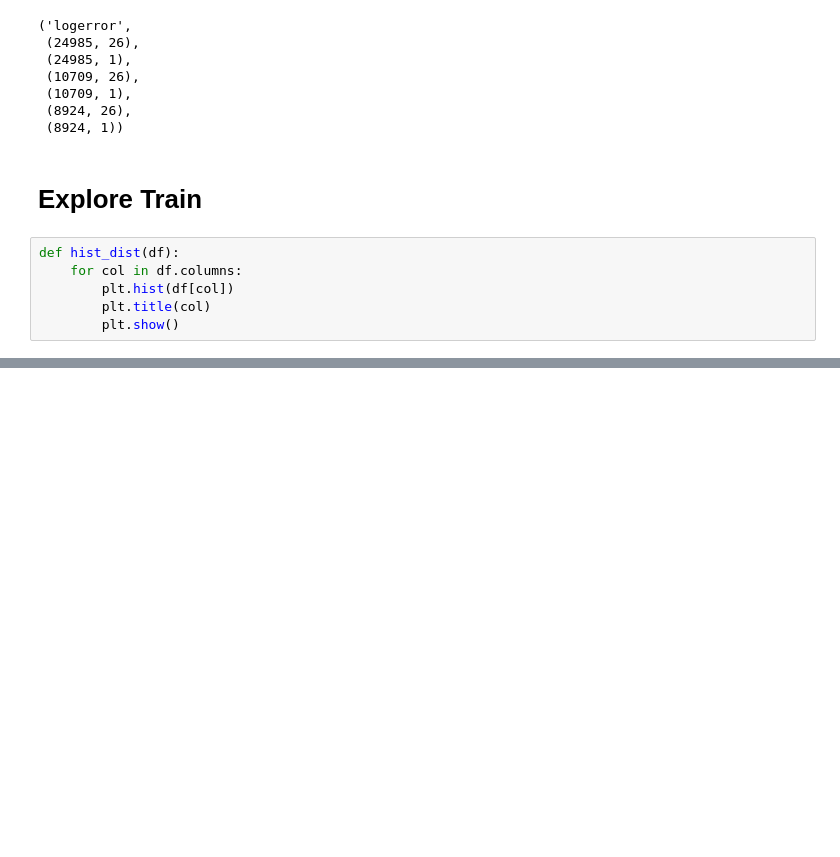
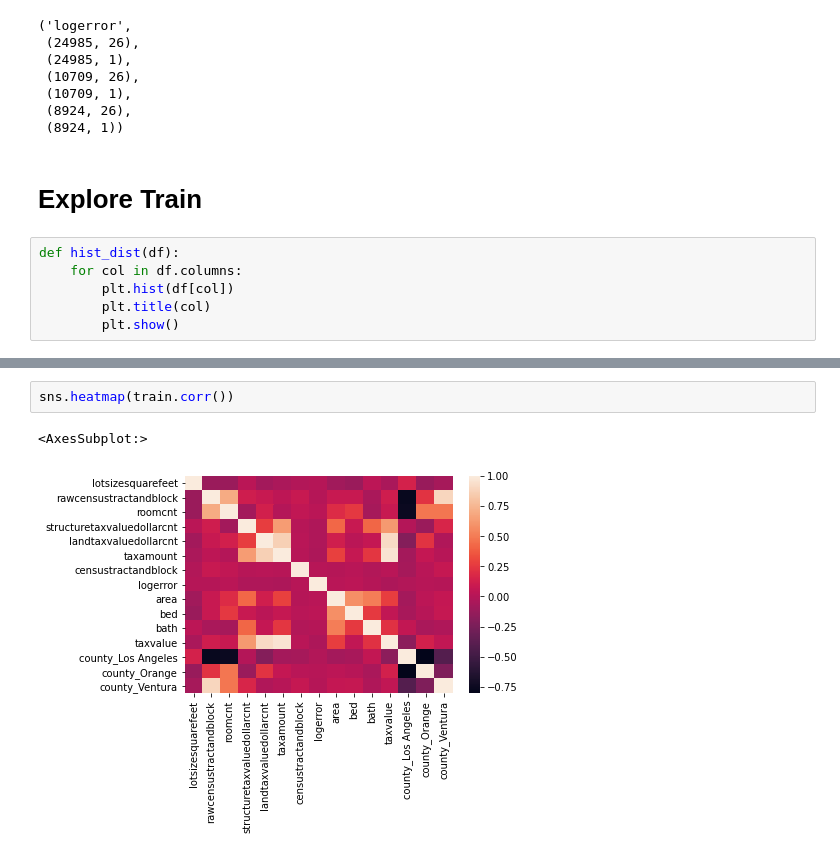
Before and after one commit to lopezelihezer/Clustering_Project, a Jupyter notebook: scratch.ipynb, the cells around one changed output, grey strips where cells are left out. Drawn from its saved outputs; the diff is of its cells as text; blank space fills up the shorter version.

```diff
--- a/scratch.ipynb
+++ b/scratch.ipynb
@@ -470,0 +476,5 @@ hist_dist(df)
+# %%
+sns.heatmap(train.corr())
+# %% [output]
+<AxesSubplot:>
+[figure, added]
```
Also changed, not shown: parts of 10 cells of this notebook.
